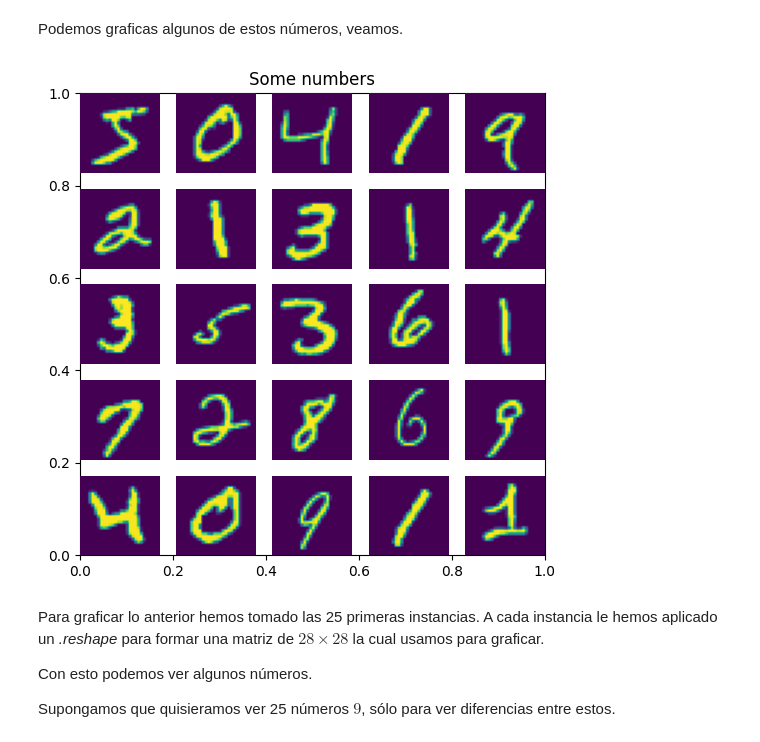
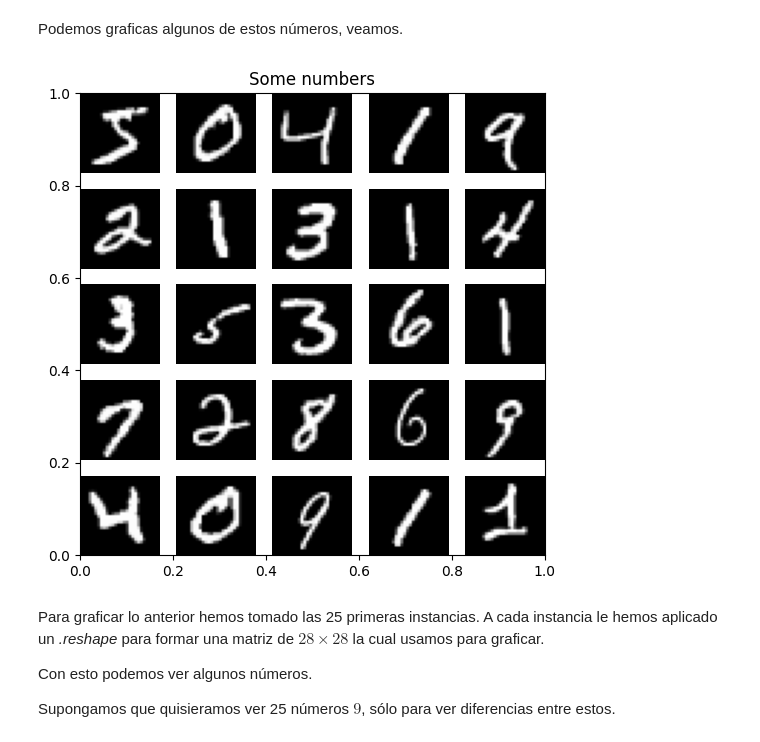
Before and after one commit to lucasbaldezzari/ann, a Jupyter notebook: mnist.ipynb, the cells around one changed output. Saved outputs shown, nothing was run; the diff lists cells and outputs as text; code cells hidden in the pictures.

```diff
--- a/mnist.ipynb
+++ b/mnist.ipynb
@@ -84,9 +84,9 @@ def plotSomeNumbers(numbers, rows = 5, cols = 5, figsize=(6, 6), cmap='viridis',
         plt.axis('off')
     plt.show()
 # %%
-plotSomeNumbers(X)
+plotSomeNumbers(X, cmap="gray")
 # %% [output]
-[figure, old version]
+[figure, new version]
 # %% [markdown]
 Para graficar lo anterior hemos tomado las 25 primeras instancias. A cada instancia le hemos aplicado un *.reshape* para formar una matriz de $28\times28$ la cual usamos para graficar.
 
```
Also changed, not shown: parts of 5 cells of this notebook.
